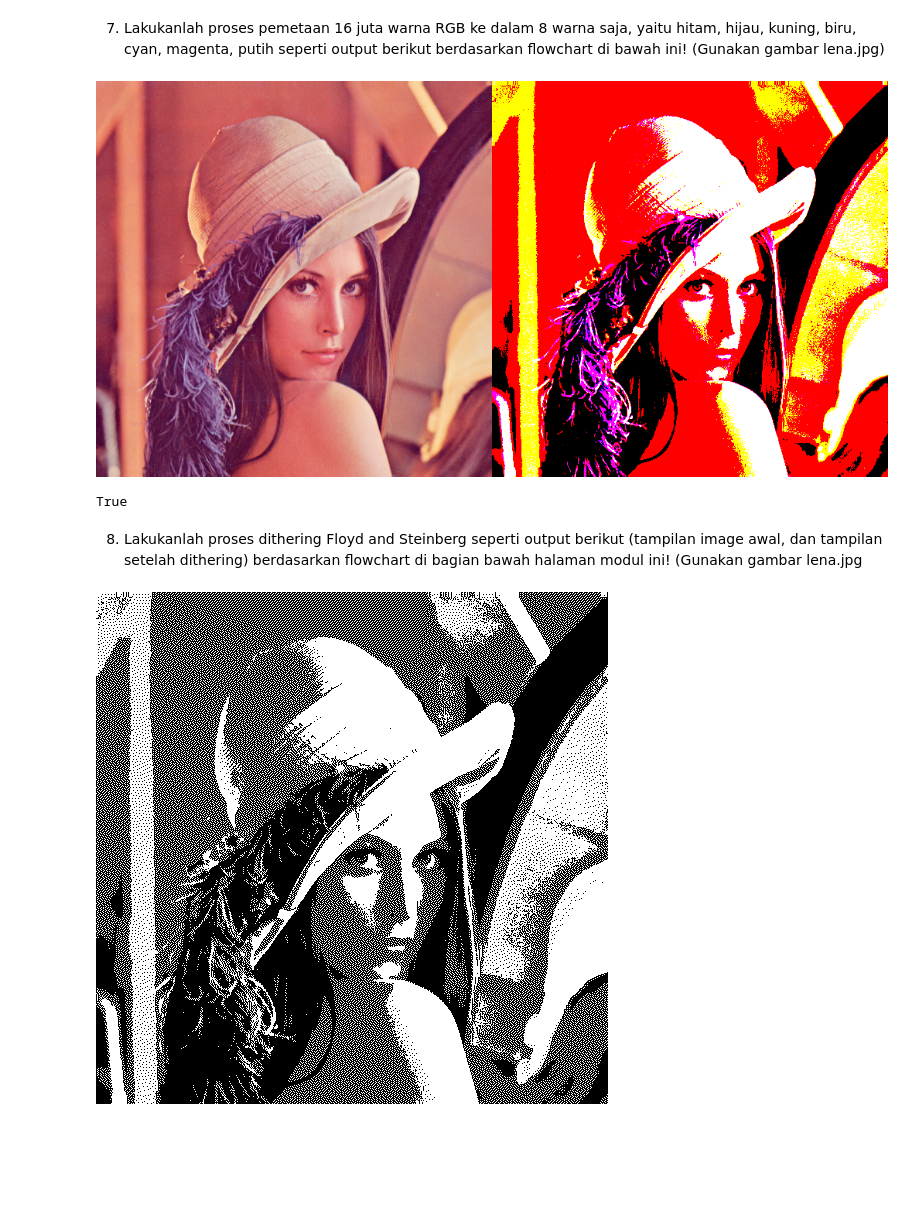
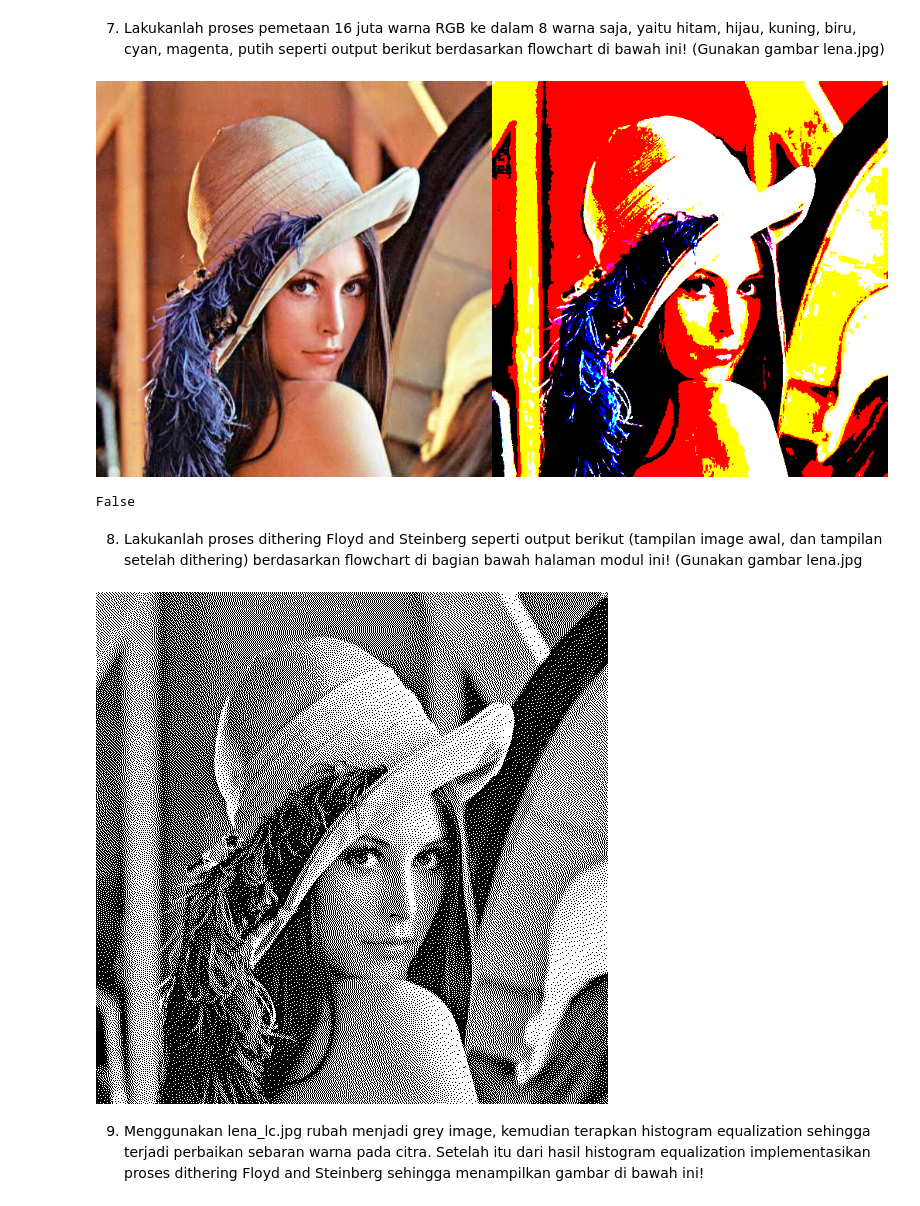
Before and after one commit to dzkmrn/2141720076-pcvk-2023, a Jupyter notebook: Week6.ipynb, the cells around one changed output. Drawn from its saved outputs; the diff is of its cells as text; code cells hidden in the pictures; blank space fills up the shorter version.

```diff
--- a/Week6.ipynb
+++ b/Week6.ipynb
@@ -30,7 +31,7 @@ import glob
 3. Buatlah histogram citra seperti output histogram berikut berdasarkan flowchart di
 bawah ini : (Gunakan gambar lena.jpg)
 # %%
-img_1 = cv.imread('/content/drive/MyDrive/Kuliah/PCVK/assets/lenna.png')
+img_1 = cv.imread('/content/drive/MyDrive/pcvkassets/lena.jpg')
 img_rgb = cv.cvtColor(img_1,cv.COLOR_BGR2RGB)
 
 height, width, depth = np.shape(img_1)
@@ -226,8 +227,8 @@ final_frame = cv.hconcat((img_16, img_8))
 cv2_imshow(final_frame)
 cv.imwrite('/content/drive/MyDrive/Kuliah/PCVK/assets/lenna.png', img_8)
 # %% [output]
-[figure, old version]
+[figure, new version]
-True
+False
 # %% [markdown]
 8. Lakukanlah proses dithering Floyd and Steinberg seperti output berikut (tampilan image
 awal, dan tampilan setelah dithering) berdasarkan flowchart di bagian bawah halaman
@@ -240,10 +241,10 @@ imageConvert.save('/content/drive/MyDrive/Kuliah/PCVK/assets/lenna.png')
 # %%
 import cv2 as cv
 
-Image = cv.imread('/content/drive/MyDrive/Kuliah/PCVK/assets/lenna.png')
+Image = cv.imread('/content/drive/MyDrive/pcvkassets/lena.jpg')
 
 GrayImage = cv.cvtColor(Image, cv.COLOR_BGR2GRAY)
-cv.imwrite('/content/drive/MyDrive/Kuliah/PCVK/assets/lenna_gray.png', GrayImage)
+cv.imwrite('/content/drive/MyDrive/pcvkassets/lena_lc.png', GrayImage)
 
 Height = GrayImage.shape[0]
 Width = GrayImage.shape[1]
@@ -268,31 +269,33 @@ for y in range(0, Height):
                 NewNumber = 0
             GrayImage[y, x + 1] = NewNumber
 
         if (x > 0 and y < Height - 1):
             NewNumber = GrayImage[y + 1, x - 1] + Error * 3 / 16
             if (NewNumber > 255):
                 NewNumber = 255
             elif (NewNumber < 0):
                 NewNumber = 0
             GrayImage[y + 1, x - 1] = NewNumber
 
         if (y < Height - 1):
             NewNumber = GrayImage[y + 1, x] + Error * 5 / 16
             if (NewNumber > 255):
                 NewNumber = 255
             elif (NewNumber < 0):
                 NewNumber = 0
             GrayImage[y + 1, x] = NewNumber
 
         if (x < Width - 1 and y < Height - 1):
             NewNumber = GrayImage[y + 1, x + 1] + Error * 1 / 16
             if (NewNumber > 255):
                 NewNumber = 255
             elif (NewNumber < 0):
                 NewNumber = 0
             GrayImage[y + 1, x + 1] = NewNumber
 
 cv.imwrite('/content/drive/MyDrive/Kuliah/PCVK/assets/lenna_dithered.png', GrayImage)
 cv2_imshow(GrayImage)
 # %% [output]
-[figure, old version]
+[figure, new version]
+# %% [markdown]
+9. Menggunakan lena_lc.jpg rubah menjadi grey image, kemudian terapkan histogram equalization sehingga terjadi perbaikan sebaran warna pada citra. Setelah itu dari hasil histogram equalization implementasikan proses dithering Floyd and Steinberg sehingga menampilkan gambar di bawah ini!
```
Also changed, not shown: parts of 9 cells of this notebook.
